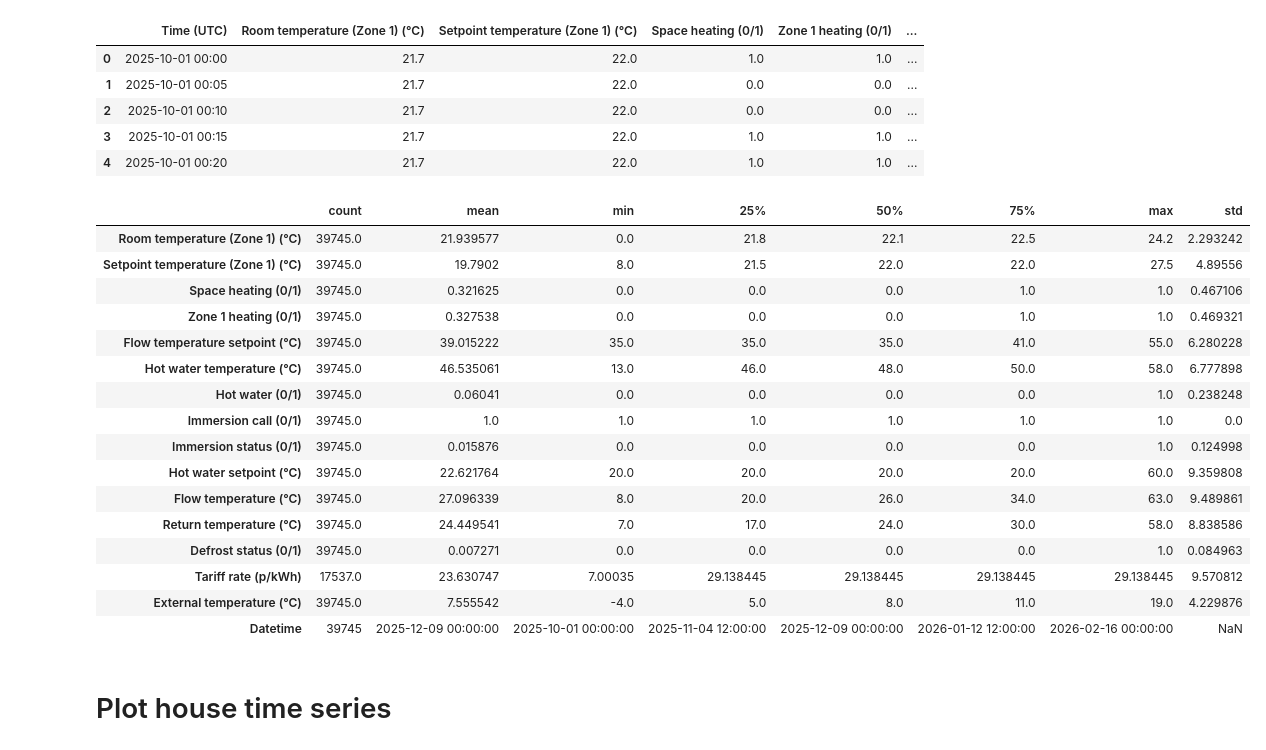
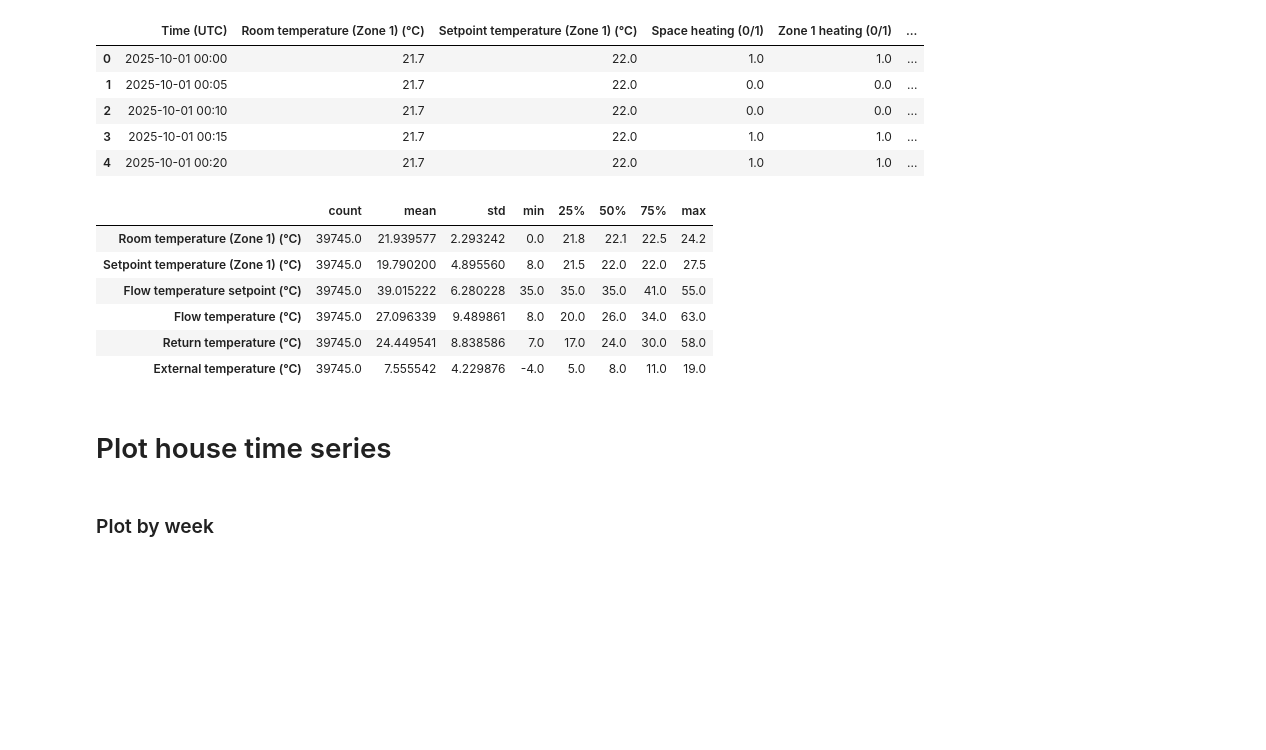
Before and after one commit to PracticeOrientedAICDT/PassivUK_Project_Spring_2026, a Jupyter notebook: EDA.ipynb, the cells around one changed output. Cells and saved outputs as stored; diff of their text form; code cells hidden in the pictures; blank space fills up the shorter version.

```diff
--- a/EDA.ipynb
+++ b/EDA.ipynb
@@ -37,24 +37,20 @@ house_df.head()
 | 3 | 2025-10-01 00:15 | 21.7 | 22.0 | 1.0 | 1.0 | ... |
 | 4 | 2025-10-01 00:20 | 21.7 | 22.0 | 1.0 | 1.0 | ... |
 # %%
-house_df.describe().transpose()
+house_temp_df =  house_df.reindex(columns = ["Room temperature (Zone 1) (°C)",
+                                             "Setpoint temperature (Zone 1) (°C)",
+                                             "Flow temperature setpoint (°C)",
+                                             "Flow temperature (°C)",
+                                             "Return temperature (°C)",
+                                             "External temperature (°C)"])
+house_temp_df.describe().transpose()
 # %% [output]
-|  | count | mean | min | 25% | 50% | 75% | max | std |
-| Room temperature (Zone 1) (°C) | 39745.0 | 21.939577 | 0.0 | 21.8 | 22.1 | 22.5 | 24.2 | 2.293242 |
-| Setpoint temperature (Zone 1) (°C) | 39745.0 | 19.7902 | 8.0 | 21.5 | 22.0 | 22.0 | 27.5 | 4.89556 |
-| Space heating (0/1) | 39745.0 | 0.321625 | 0.0 | 0.0 | 0.0 | 1.0 | 1.0 | 0.467106 |
-| Zone 1 heating (0/1) | 39745.0 | 0.327538 | 0.0 | 0.0 | 0.0 | 1.0 | 1.0 | 0.469321 |
-| Flow temperature setpoint (°C) | 39745.0 | 39.015222 | 35.0 | 35.0 | 35.0 | 41.0 | 55.0 | 6.280228 |
-| Hot water temperature (°C) | 39745.0 | 46.535061 | 13.0 | 46.0 | 48.0 | 50.0 | 58.0 | 6.777898 |
-| Hot water (0/1) | 39745.0 | 0.06041 | 0.0 | 0.0 | 0.0 | 0.0 | 1.0 | 0.238248 |
-| Immersion call (0/1) | 39745.0 | 1.0 | 1.0 | 1.0 | 1.0 | 1.0 | 1.0 | 0.0 |
-| Immersion status (0/1) | 39745.0 | 0.015876 | 0.0 | 0.0 | 0.0 | 0.0 | 1.0 | 0.124998 |
-| Hot water setpoint (°C) | 39745.0 | 22.621764 | 20.0 | 20.0 | 20.0 | 20.0 | 60.0 | 9.359808 |
-| Flow temperature (°C) | 39745.0 | 27.096339 | 8.0 | 20.0 | 26.0 | 34.0 | 63.0 | 9.489861 |
-| Return temperature (°C) | 39745.0 | 24.449541 | 7.0 | 17.0 | 24.0 | 30.0 | 58.0 | 8.838586 |
-| Defrost status (0/1) | 39745.0 | 0.007271 | 0.0 | 0.0 | 0.0 | 0.0 | 1.0 | 0.084963 |
-| Tariff rate (p/kWh) | 17537.0 | 23.630747 | 7.00035 | 29.138445 | 29.138445 | 29.138445 | 29.138445 | 9.570812 |
-| External temperature (°C) | 39745.0 | 7.555542 | -4.0 | 5.0 | 8.0 | 11.0 | 19.0 | 4.229876 |
-| Datetime | 39745 | 2025-12-09 00:00:00 | 2025-10-01 00:00:00 | 2025-11-04 12:00:00 | 2025-12-09 00:00:00 | 2026-01-12 12:00:00 | 2026-02-16 00:00:00 | NaN |
+|  | count | mean | std | min | 25% | 50% | 75% | max |
+| Room temperature (Zone 1) (°C) | 39745.0 | 21.939577 | 2.293242 | 0.0 | 21.8 | 22.1 | 22.5 | 24.2 |
+| Setpoint temperature (Zone 1) (°C) | 39745.0 | 19.790200 | 4.895560 | 8.0 | 21.5 | 22.0 | 22.0 | 27.5 |
+| Flow temperature setpoint (°C) | 39745.0 | 39.015222 | 6.280228 | 35.0 | 35.0 | 35.0 | 41.0 | 55.0 |
+| Flow temperature (°C) | 39745.0 | 27.096339 | 9.489861 | 8.0 | 20.0 | 26.0 | 34.0 | 63.0 |
+| Return temperature (°C) | 39745.0 | 24.449541 | 8.838586 | 7.0 | 17.0 | 24.0 | 30.0 | 58.0 |
+| External temperature (°C) | 39745.0 | 7.555542 | 4.229876 | -4.0 | 5.0 | 8.0 | 11.0 | 19.0 |
 # %% [markdown]
 # Plot house time series
@@ -64,4 +62,6 @@ num_weeks = int(num_days/7)
 # %%
 datapoints_in_week = (12*24)*7
 datapoints_in_day = (12*24)
+# %% [markdown]
+### Plot by week
 # %%
```
Also changed, not shown: parts of 5 cells of this notebook.
